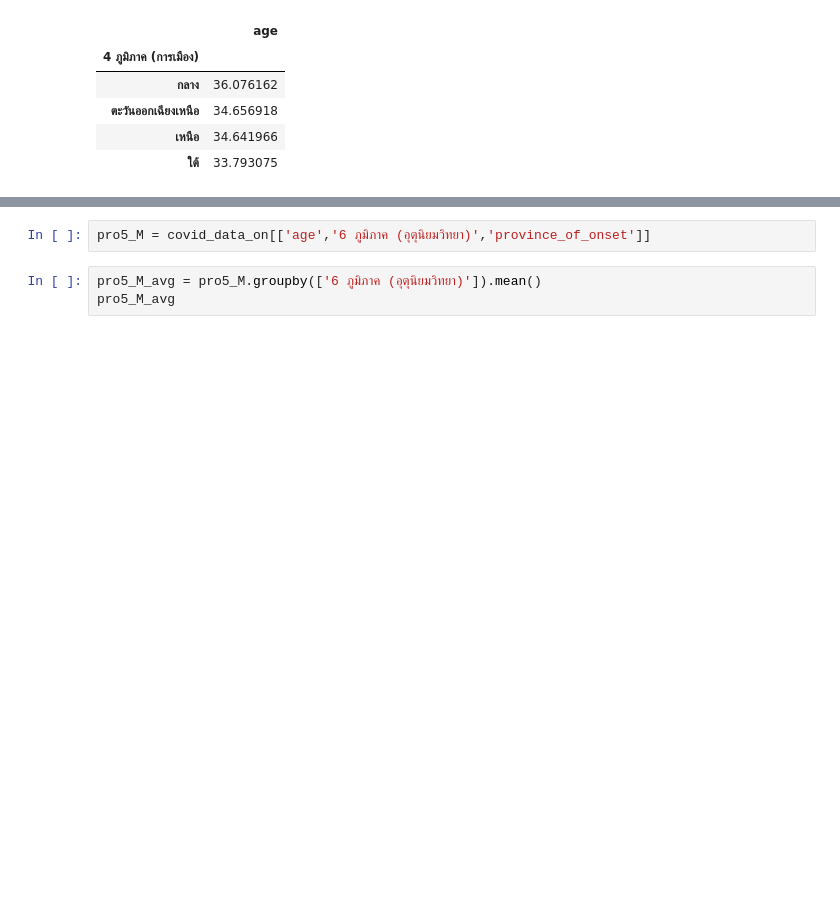
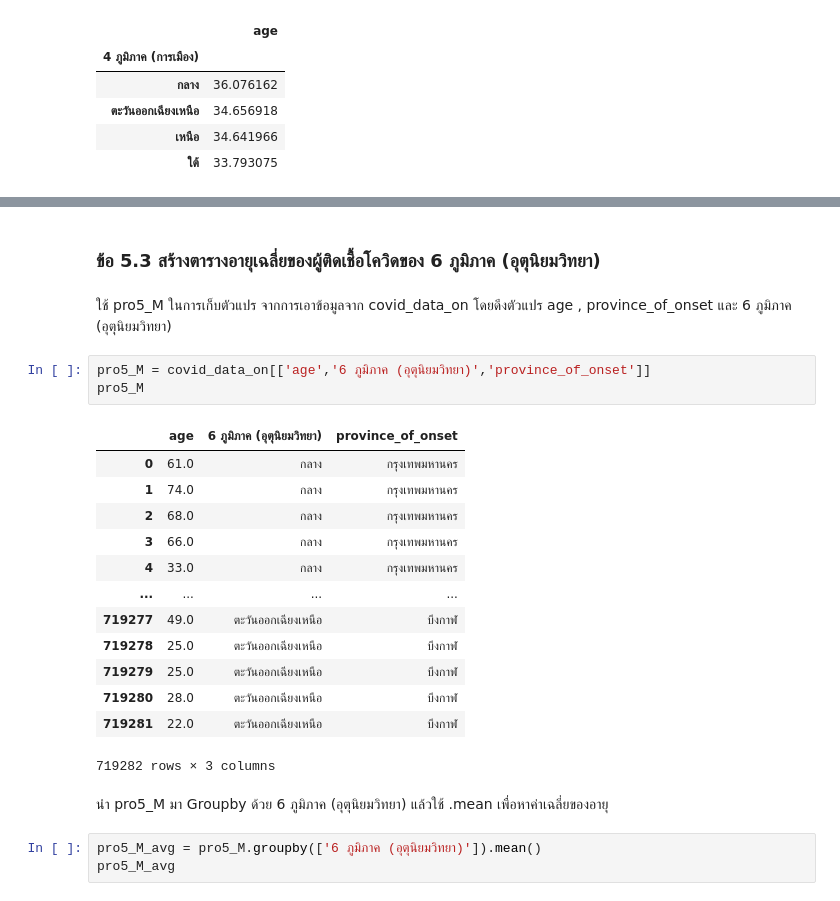
Before and after one commit to 6230204513/data_viz_2022, a Jupyter notebook: BasicPython&DataViz_midterm2022.ipynb, the cells around one changed output, grey strips where cells are left out. Drawn from its saved outputs; the diff is of its cells as text; blank space fills up the shorter version.

```diff
--- a/BasicPython&DataViz_midterm2022.ipynb
+++ b/BasicPython&DataViz_midterm2022.ipynb
@@ -848,5 +1269,26 @@ pro5_P_avg
+# %% [markdown]
+### ข้อ 5.3 สร้างตารางอายุเฉลี่ยของผู้ติดเชื้อโควิดของ 6 ภูมิภาค (อุตุนิยมวิทยา)
+# %% [markdown]
+ใช้ pro5_M ในการเก็บตัวแปร จากการเอาข้อมูลจาก covid_data_on โดยดึงตัวแปร age , province_of_onset และ 6 ภูมิภาค (อุตุนิยมวิทยา)
 # %%
 pro5_M = covid_data_on[['age','6 ภูมิภาค (อุตุนิยมวิทยา)','province_of_onset']]
+pro5_M
+# %% [output]
+|  | age | 6 ภูมิภาค (อุตุนิยมวิทยา) | province_of_onset |
+| 0 | 61.0 | กลาง | กรุงเทพมหานคร |
+| 1 | 74.0 | กลาง | กรุงเทพมหานคร |
+| 2 | 68.0 | กลาง | กรุงเทพมหานคร |
+| 3 | 66.0 | กลาง | กรุงเทพมหานคร |
+| 4 | 33.0 | กลาง | กรุงเทพมหานคร |
+| ... | ... | ... | ... |
+| 719277 | 49.0 | ตะวันออกเฉียงเหนือ | บึงกาฬ |
+| 719278 | 25.0 | ตะวันออกเฉียงเหนือ | บึงกาฬ |
+| 719279 | 25.0 | ตะวันออกเฉียงเหนือ | บึงกาฬ |
+| 719280 | 28.0 | ตะวันออกเฉียงเหนือ | บึงกาฬ |
+| 719281 | 22.0 | ตะวันออกเฉียงเหนือ | บึงกาฬ |
+719282 rows × 3 columns
+# %% [markdown]
+นำ pro5_M มา Groupby ด้วย 6 ภูมิภาค (อุตุนิยมวิทยา) แล้วใช้ .mean เพื่อหาค่าเฉลี่ยของอายุ
 # %%
 pro5_M_avg = pro5_M.groupby(['6 ภูมิภาค (อุตุนิยมวิทยา)']).mean()
 pro5_M_avg
```
Also changed, not shown: parts of 213 cells of this notebook.
